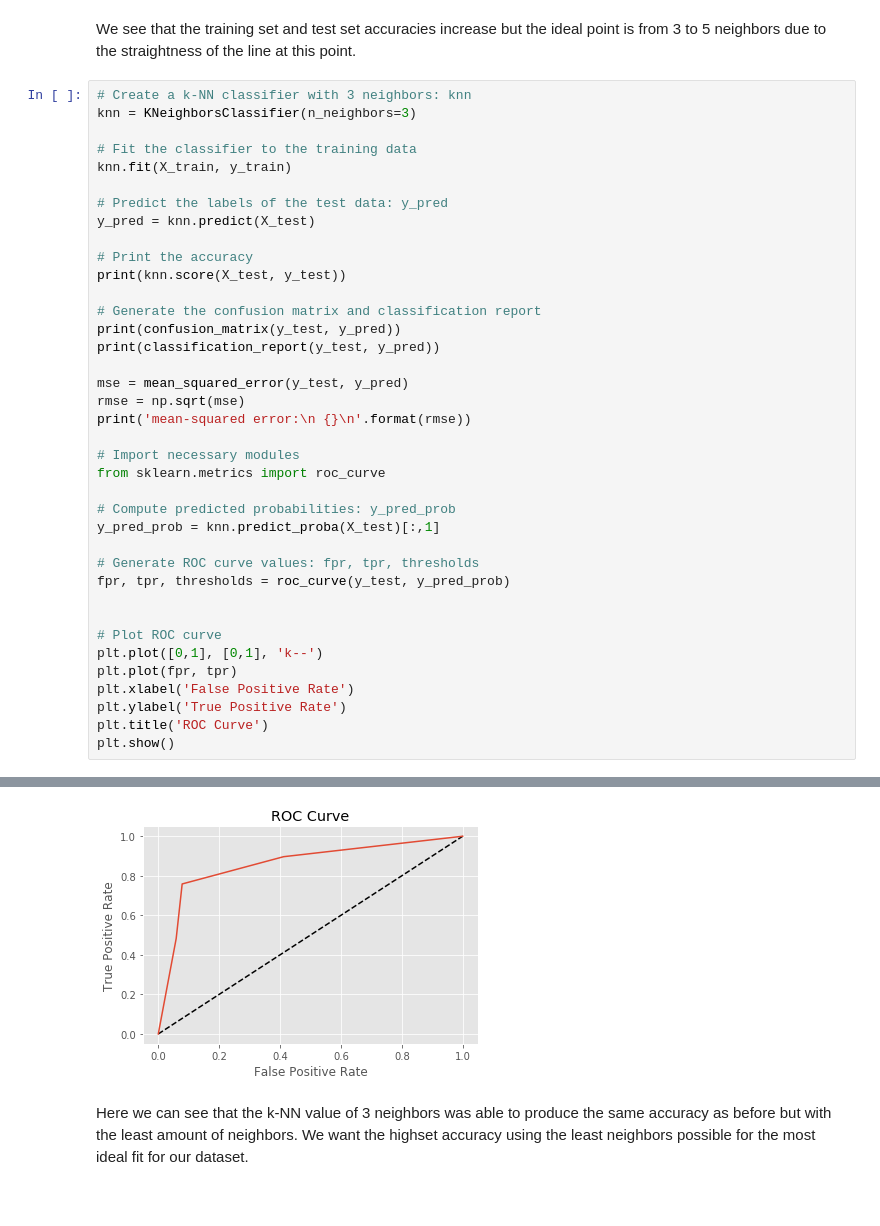
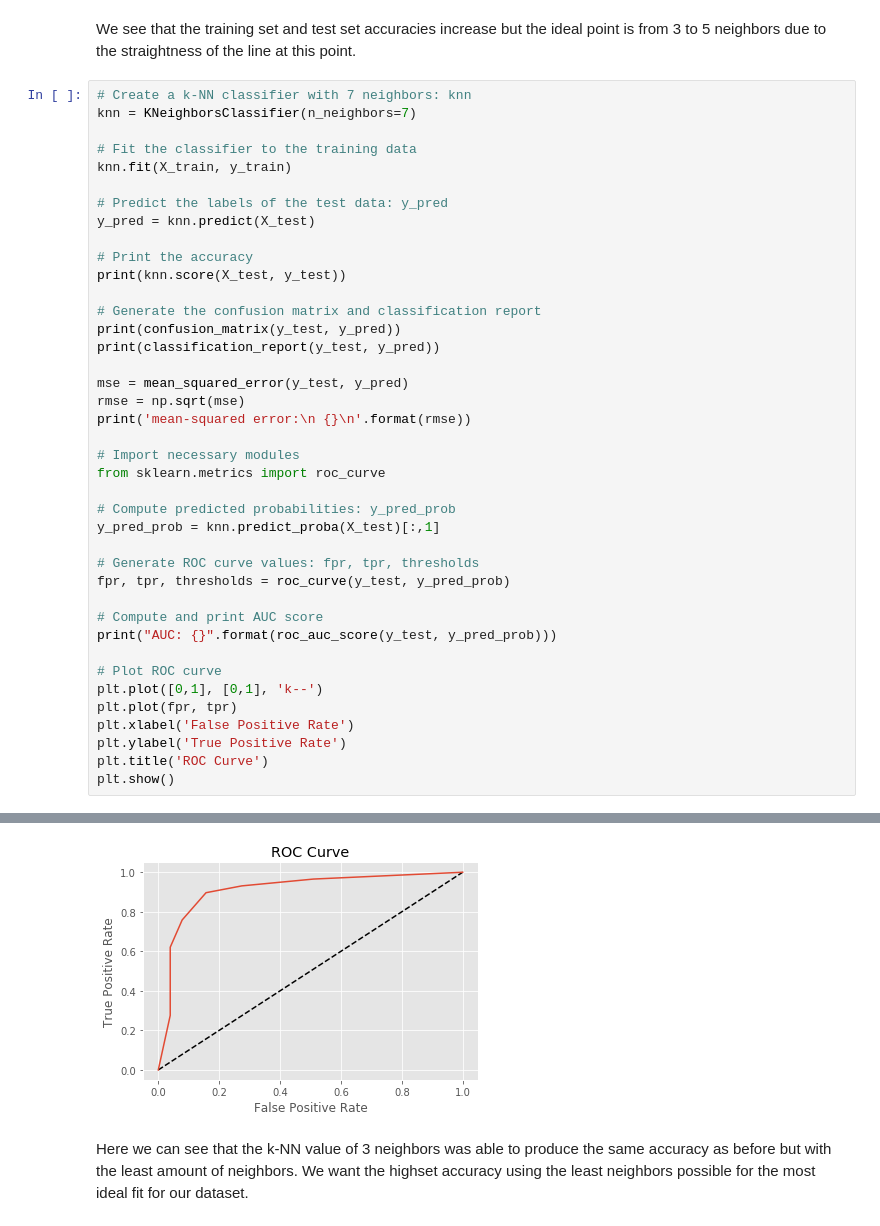
Before and after one commit to TimusLetap/Social-Network-Ads, a Jupyter notebook: Capstone+Project.ipynb, the cells around one changed output, grey strips where cells are left out. Drawn from its saved outputs; the diff is of its cells as text.

```diff
--- a/Capstone+Project.ipynb
+++ b/Capstone+Project.ipynb
@@ -900,8 +933,8 @@ plt.show()
 # %% [markdown]
 We see that the training set and test set accuracies increase but the ideal point is from 3 to 5 neighbors due to the straightness of the line at this point.
 # %%
-# Create a k-NN classifier with 3 neighbors: knn
-knn = KNeighborsClassifier(n_neighbors=3)
+# Create a k-NN classifier with 7 neighbors: knn
+knn = KNeighborsClassifier(n_neighbors=7)
 
 # Fit the classifier to the training data
 knn.fit(X_train, y_train)
@@ -929,6 +962,8 @@ y_pred_prob = knn.predict_proba(X_test)[:,1]
 # Generate ROC curve values: fpr, tpr, thresholds
 fpr, tpr, thresholds = roc_curve(y_test, y_pred_prob)
 
+# Compute and print AUC score
+print("AUC: {}".format(roc_auc_score(y_test, y_pred_prob)))
 
 # Plot ROC curve
 plt.plot([0,1], [0,1], 'k--')
@@ -953,4 +990,4 @@ mean-squared error:
-[figure, old version]
+[figure, new version]
 # %% [markdown]
 Here we can see that the k-NN value of 3 neighbors was able to produce the same accuracy as before but with the least amount of neighbors. We want the highset accuracy using the least neighbors possible for the most ideal fit for our dataset.
 # %%
```
Also changed, not shown: parts of 13 cells of this notebook, 2 other files.
